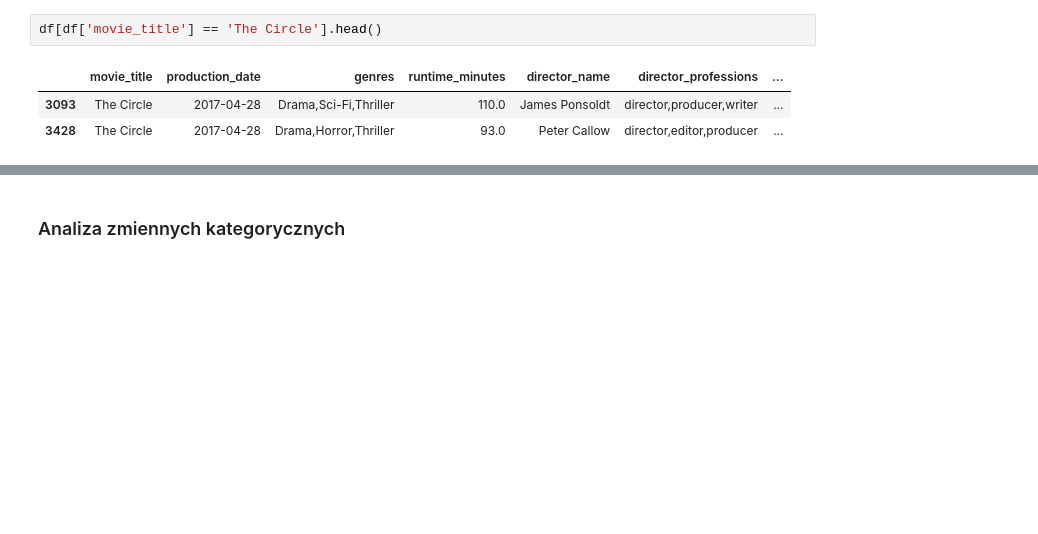
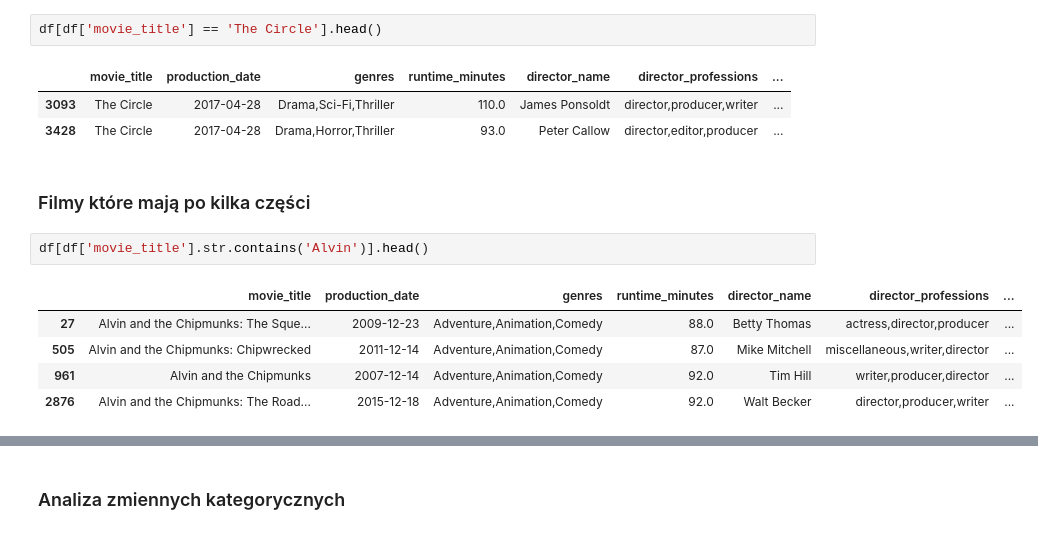
Before and after one commit to kaminskaz/PROJEKT2_ML_klasteryzacja, a Jupyter notebook: KM1/EDA_final.ipynb, the cells around one changed output, grey strips where cells are left out. Drawn from its saved outputs; the diff is of its cells as text; blank space fills up the shorter version.

```diff
--- a/KM1/EDA_final.ipynb
+++ b/KM1/EDA_final.ipynb
@@ -344,3 +347,13 @@ df[df['movie_title'] == 'The Circle'].head()
 |  | movie_title | production_date | genres | runtime_minutes | director_name | director_professions | ... |
 | 3093 | The Circle | 2017-04-28 | Drama,Sci-Fi,Thriller | 110.0 | James Ponsoldt | director,producer,writer | ... |
 | 3428 | The Circle | 2017-04-28 | Drama,Horror,Thriller | 93.0 | Peter Callow | director,editor,producer | ... |
+# %% [markdown]
+### Filmy które mają po kilka części
+# %%
+df[df['movie_title'].str.contains('Alvin')].head()
+# %% [output]
+|  | movie_title | production_date | genres | runtime_minutes | director_name | director_professions | ... |
+| 27 | Alvin and the Chipmunks: The Sque... | 2009-12-23 | Adventure,Animation,Comedy | 88.0 | Betty Thomas | actress,director,producer | ... |
+| 505 | Alvin and the Chipmunks: Chipwrecked | 2011-12-14 | Adventure,Animation,Comedy | 87.0 | Mike Mitchell | miscellaneous,writer,director | ... |
+| 961 | Alvin and the Chipmunks | 2007-12-14 | Adventure,Animation,Comedy | 92.0 | Tim Hill | writer,producer,director | ... |
+| 2876 | Alvin and the Chipmunks: The Road... | 2015-12-18 | Adventure,Animation,Comedy | 92.0 | Walt Becker | director,producer,writer | ... |
```
Also changed, not shown: parts of 9 cells of this notebook.
